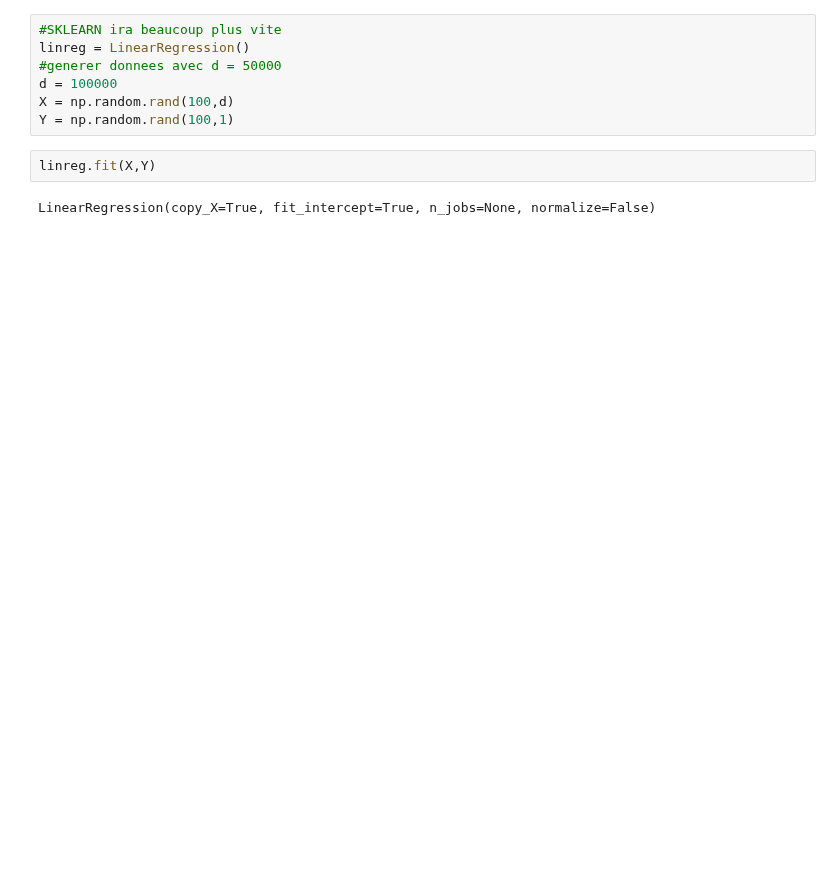
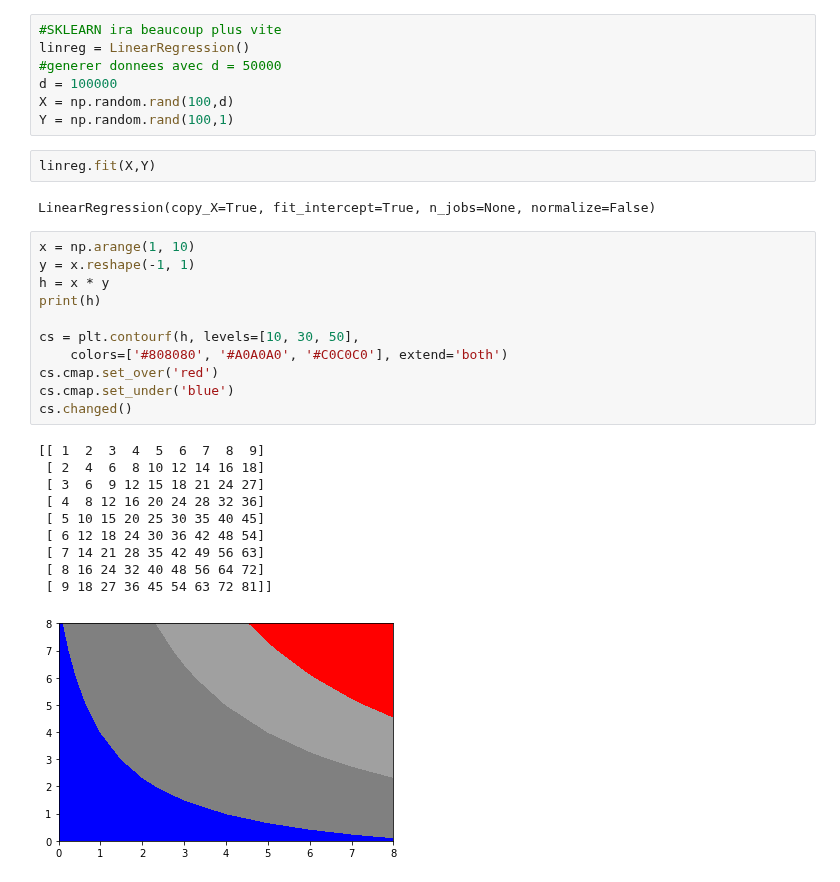
Before and after one commit to DrAlgo/apprentissage_m2_amis, a Jupyter notebook: jupyter/exercices.ipynb, the cells around one changed output. Drawn from its saved outputs; the diff is of its cells as text; blank space fills up the shorter version.

```diff
--- a/jupyter/exercices.ipynb
+++ b/jupyter/exercices.ipynb
@@ -80,3 +84,25 @@ Y = np.random.rand(100,1)
 linreg.fit(X,Y)
 # %% [output]
 LinearRegression(copy_X=True, fit_intercept=True, n_jobs=None, normalize=False)
+# %%
+x = np.arange(1, 10)
+y = x.reshape(-1, 1)
+h = x * y
+print(h)
+
+cs = plt.contourf(h, levels=[10, 30, 50],
+    colors=['#808080', '#A0A0A0', '#C0C0C0'], extend='both')
+cs.cmap.set_over('red')
+cs.cmap.set_under('blue')
+cs.changed()
+# %% [output]
+[[ 1  2  3  4  5  6  7  8  9]
+ [ 2  4  6  8 10 12 14 16 18]
+ [ 3  6  9 12 15 18 21 24 27]
+ [ 4  8 12 16 20 24 28 32 36]
+ [ 5 10 15 20 25 30 35 40 45]
+ [ 6 12 18 24 30 36 42 48 54]
+ [ 7 14 21 28 35 42 49 56 63]
+ [ 8 16 24 32 40 48 56 64 72]
+ [ 9 18 27 36 45 54 63 72 81]]
+[figure, added]
```
Also changed, not shown: parts of 11 cells of this notebook, 4 other files.
